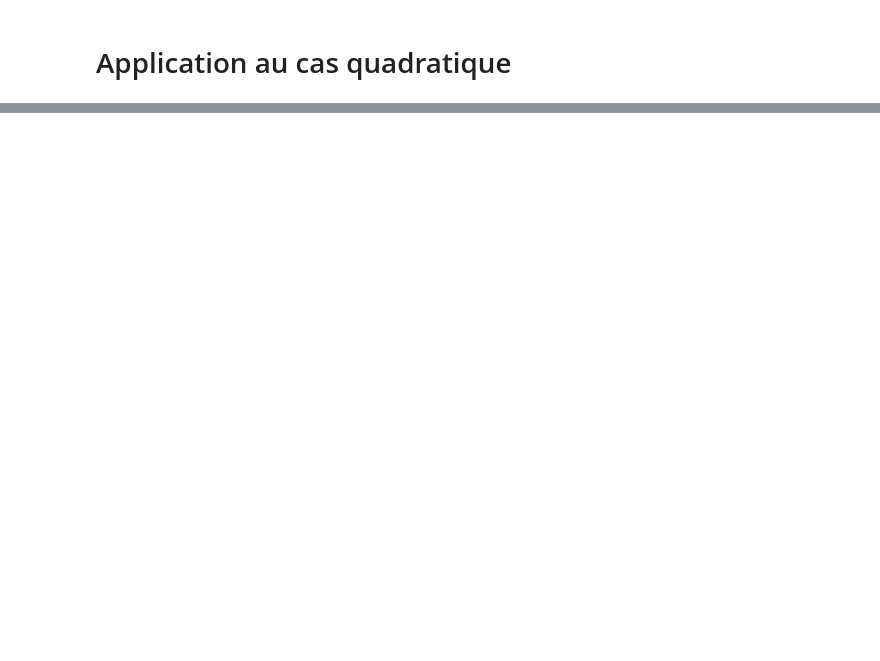
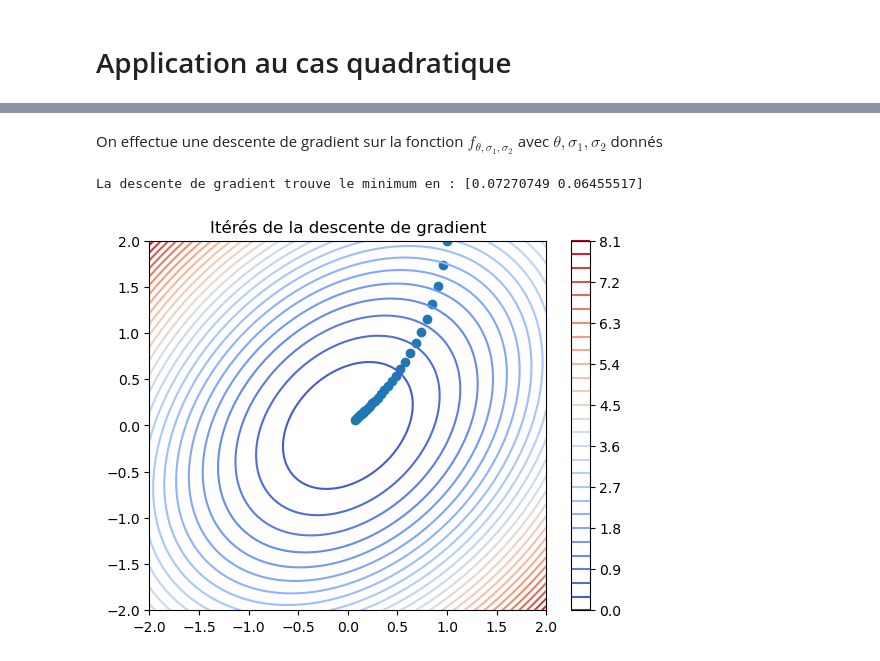
Before and after one commit to SuperMuel/HAX606X-Optimisation-convexe, a Jupyter notebook: tp3/tp3.ipynb, the cells around one changed output, grey strips where cells are left out. Saved outputs shown, nothing was run; the diff lists cells and outputs as text; code cells hidden in the pictures; blank space fills up the shorter version.

```diff
--- a/tp3/tp3.ipynb
+++ b/tp3/tp3.ipynb
@@ -65,7 +85,15 @@ def angle_scalar_to_covmat(theta, sig1, sig2):
     Sigma = rotation.T @ np.array([[sig1, 0.0], [0.0, sig2]]) @ rotation
     return Sigma
 
+def quad_func(theta=0, sig1=1,sig2=1):
+    """Returns the function defined by f(x) = 1/2 * x^tAx"""
+    Sigma = angle_scalar_to_covmat(theta, sig1, sig2)
+    def f(x):
+        return x.T @ Sigma @ x / 2
+    return f
 
 def quad_grad(x, theta=0, sig1=1, sig2=1):
+    """Renvoie le gradient de la fonction x-> 1/2 * x^t*A*x  au point x
+     où A est la matrice symétrique définie positive et déterminée par les paramètres theta, sig1, sig2"""
     Sigma = angle_scalar_to_covmat(theta, sig1, sig2)
     return Sigma @ x
@@ -84,0 +100,36 @@ len(iters)
+# %% [markdown]
+On effectue une descente de gradient sur la fonction $f_{\theta, \sigma_1, \sigma_2}$ avec $\theta, \sigma_1, \sigma_2$ donnés
+# %%
+theta, sig1, sig2 = 4, 2, 1
+
+f = quad_func(theta, sig1, sig2)
+
+x0 = np.array([1, 2])
+iters = []
+x_min = grad_desc(lambda x: quad_grad(x, theta, sig1, sig2), x0,
+          mu=0.1, eps=0.1,iters=iters)
+
+print(f"La descente de gradient trouve le minimum en : {x_min}")
+
+# Tracage des itérés et des lignes de niveaux
+x = np.linspace(-2,2, 100)
+y = np.linspace(-2,2, 100)
+X,Y = np.meshgrid(x,y)
+
+# construction de Z :
+Z = np.zeros_like(X)
+for i in range(len(X)):
+    for j in range(len(Y)):
+        Z[i,j] = f(np.array([x[i],y[j]]))
+
+plt.contour(X,Y,Z, levels=30, cmap = 'coolwarm')
+plt.colorbar()
+
+
+iters_arr = np.array(iters)
+plt.scatter(iters_arr[:,0], iters_arr[:,1])
+plt.title("Itérés de la descente de gradient")
+plt.show()
+# %% [output]
+La descente de gradient trouve le minimum en : [0.07270749 0.06455517]
+[figure, added]
```
Also changed, not shown: parts of 12 cells of this notebook, 1 other file.
